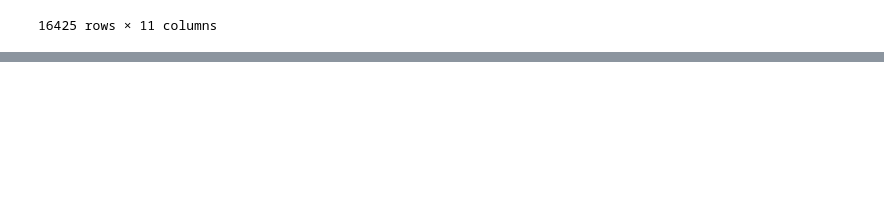
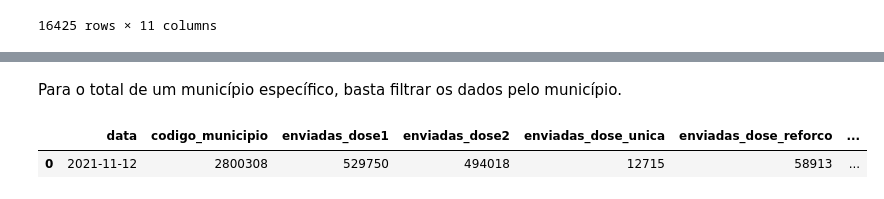
Before and after one commit to dadosabertossergipe/covid19, a Jupyter notebook: br-se-covid19-vacinacao/code/ProcessaVacinacao.ipynb, the cells around one changed output, grey strips where cells are left out. Saved outputs shown, nothing was run; the diff lists cells and outputs as text; code cells hidden in the pictures; blank space fills up the shorter version.

Commit message:
Inserção de código mostrando como usar os dados gerados.

```diff
--- a/br-se-covid19-vacinacao/code/ProcessaVacinacao.ipynb
+++ b/br-se-covid19-vacinacao/code/ProcessaVacinacao.ipynb
@@ -384,0 +423,11 @@ final_.to_csv("../output/vacinacao_municipios_se.csv", index=False)
+# %% [markdown]
+Para o total de um município específico, basta filtrar os dados pelo município.
+# %%
+total_municipio = data_final.query("codigo_municipio == 2800308")
+total_municipio = total_municipio[total_municipio['data'] == total_municipio.data.max()]
+total_municipio = total_municipio.groupby(by=['data']).agg('sum')
+total_municipio = total_municipio.reset_index(drop=False)
+total_municipio
+# %% [output]
+|  | data | codigo_municipio | enviadas_dose1 | enviadas_dose2 | enviadas_dose_unica | enviadas_dose_reforco | ... |
+| 0 | 2021-11-12 | 2800308 | 529750 | 494018 | 12715 | 58913 | ... |
```
Also changed, not shown: parts of 15 cells of this notebook, 1 other file.
